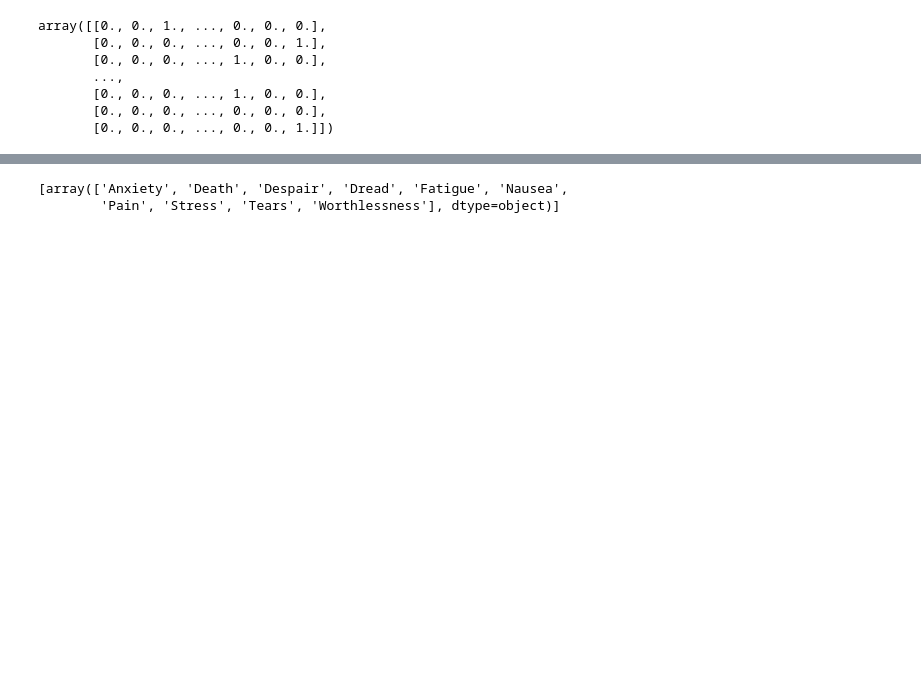
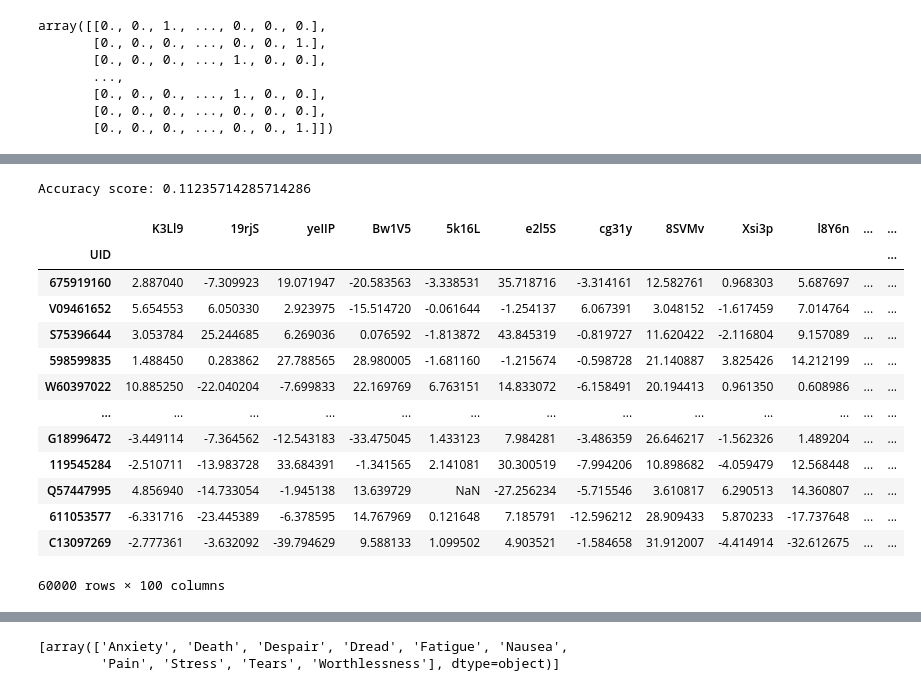
Before and after one commit to bombolcat/mic, a Jupyter notebook: main.ipynb, the cells around one changed output, grey strips where cells are left out. Cells and saved outputs as stored; diff of their text form; code cells hidden in the pictures; blank space fills up the shorter version.

```diff
--- a/main.ipynb
+++ b/main.ipynb
@@ -126,3 +205,21 @@ Epoch 80/80
+# %%
+from sklearn.metrics import accuracy_score
+#use ensemble voting to predict
+y_pred = np.zeros((len(x_test),))
+for i in range(len(x_test)):
+    counts = np.bincount([np.argmax(np.squeeze(pred[i])) for pred in predictions])
+    y_pred[i] = np.argmax(counts)
+
+# Convert y_test to multiclass format
+y_test_mc = np.argmax(y_test, axis=1)
+
+# Calculate accuracy score
+accuracy = accuracy_score(y_test_mc, y_pred)
+
+# Print accuracy score
+print("Accuracy score:", accuracy)
+# %% [output]
+Accuracy score: 0.11235714285714286
 # %%
 path="test.csv"
 #do all the preprocessing done to train.csv
@@ -143,2 +238,17 @@ df2_imputed = df2.fillna(df.median())
 # %%
-df2 = outliers_to_median(df2_imputed)
+df2
+# %% [output]
+|  | K3Ll9 | 19rjS | yeIIP | Bw1V5 | 5k16L | e2l5S | cg31y | 8SVMv | Xsi3p | l8Y6n | ... | ... |
+| UID |  |  |  |  |  |  |  |  |  |  |  | ... |
+| 675919160 | 2.887040 | -7.309923 | 19.071947 | -20.583563 | -3.338531 | 35.718716 | -3.314161 | 12.582761 | 0.968303 | 5.687697 | ... | ... |
+| V09461652 | 5.654553 | 6.050330 | 2.923975 | -15.514720 | -0.061644 | -1.254137 | 6.067391 | 3.048152 | -1.617459 | 7.014764 | ... | ... |
+| S75396644 | 3.053784 | 25.244685 | 6.269036 | 0.076592 | -1.813872 | 43.845319 | -0.819727 | 11.620422 | -2.116804 | 9.157089 | ... | ... |
+| 598599835 | 1.488450 | 0.283862 | 27.788565 | 28.980005 | -1.681160 | -1.215674 | -0.598728 | 21.140887 | 3.825426 | 14.212199 | ... | ... |
+| W60397022 | 10.885250 | -22.040204 | -7.699833 | 22.169769 | 6.763151 | 14.833072 | -6.158491 | 20.194413 | 0.961350 | 0.608986 | ... | ... |
+| ... | ... | ... | ... | ... | ... | ... | ... | ... | ... | ... | ... | ... |
+| G18996472 | -3.449114 | -7.364562 | -12.543183 | -33.475045 | 1.433123 | 7.984281 | -3.486359 | 26.646217 | -1.562326 | 1.489204 | ... | ... |
+| 119545284 | -2.510711 | -13.983728 | 33.684391 | -1.341565 | 2.141081 | 30.300519 | -7.994206 | 10.898682 | -4.059479 | 12.568448 | ... | ... |
+| Q57447995 | 4.856940 | -14.733054 | -1.945138 | 13.639729 | NaN | -27.256234 | -5.715546 | 3.610817 | 6.290513 | 14.360807 | ... | ... |
+| 611053577 | -6.331716 | -23.445389 | -6.378595 | 14.767969 | 0.121648 | 7.185791 | -12.596212 | 28.909433 | 5.870233 | -17.737648 | ... | ... |
+| C13097269 | -2.777361 | -3.632092 | -39.794629 | 9.588133 | 1.099502 | 4.903521 | -1.584658 | 31.912007 | -4.414914 | -32.612675 | ... | ... |
+60000 rows × 100 columns
```
Also changed, not shown: parts of 22 cells of this notebook.
